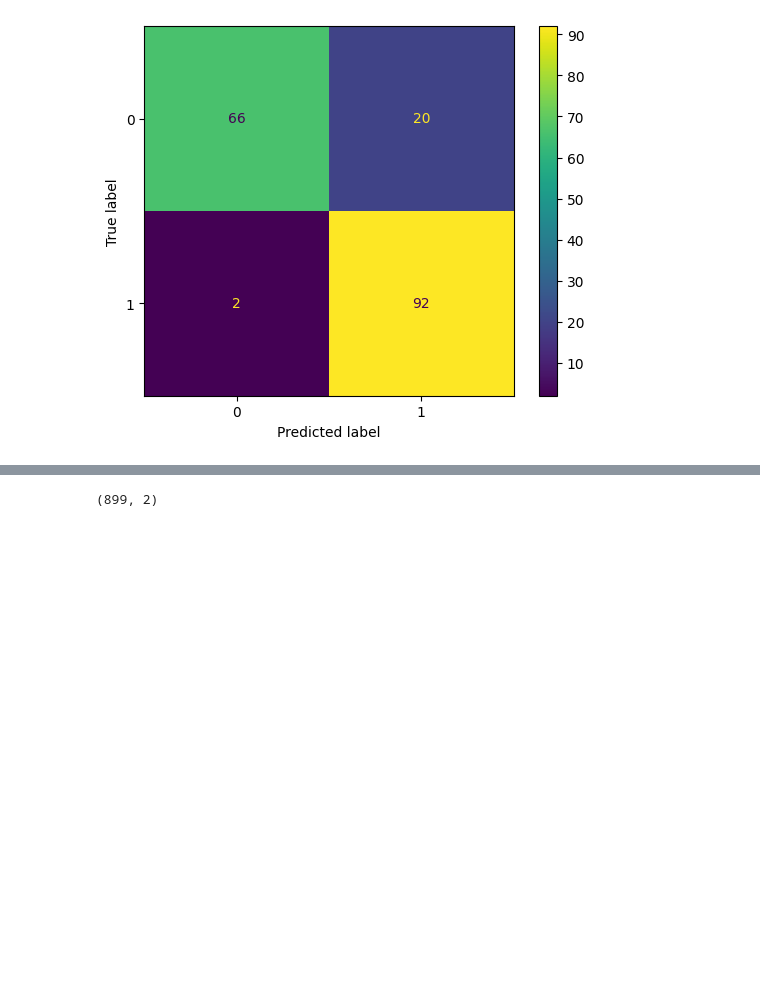
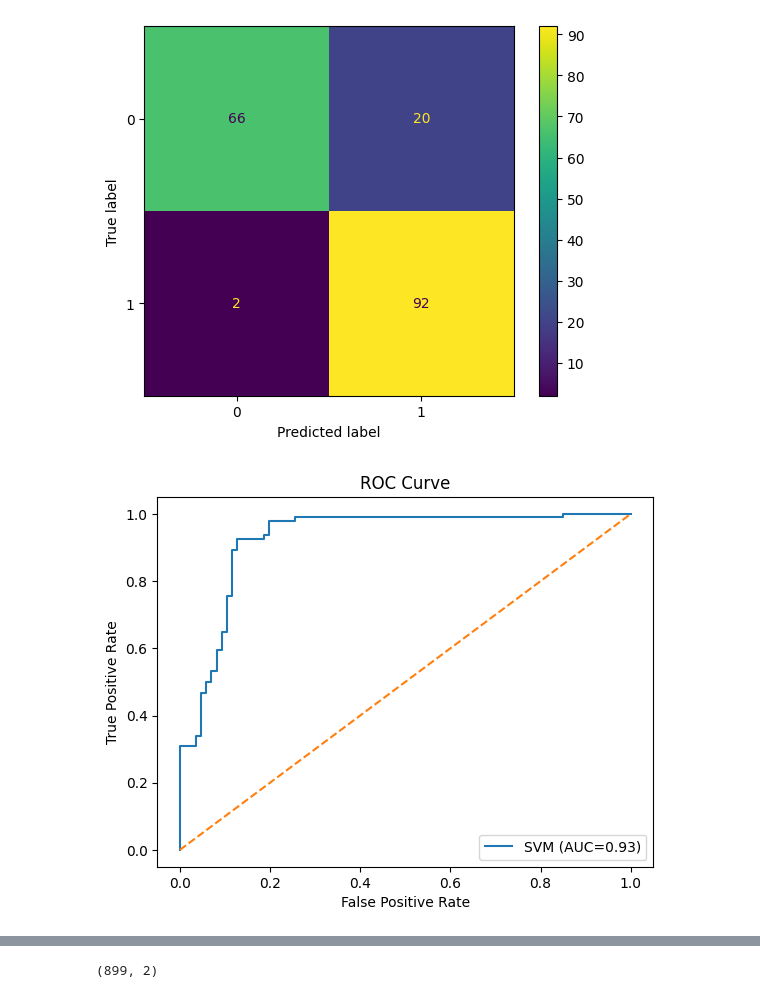
Before and after one commit to ShahdOmar1123/MachineLearning, a Jupyter notebook: Models_PCA/MODELS_PCA.ipynb, the cells around one changed output, grey strips where cells are left out. Saved outputs shown, nothing was run; the diff lists cells and outputs as text; code cells hidden in the pictures; blank space fills up the shorter version.

```diff
--- a/Models_PCA/MODELS_PCA.ipynb
+++ b/Models_PCA/MODELS_PCA.ipynb
@@ -245,6 +263,33 @@ disp.plot()
 plt.show()
 # %% [output]
 [figure]
+# %%
+from sklearn.svm import SVC
+
+modelSvm = SVC(
+    kernel='rbf',
+    C=1.0,
+    gamma='scale',
+    probability=True,
+    random_state=42
+)
+
+modelSvm.fit(x_train_scaled, y_train)
+
+y_prob_svm = modelSvm.predict_proba(x_test_scaled)[:, 1]
+
+fpr, tpr, _ = roc_curve(y_test, y_prob_svm)
+auc_svm = roc_auc_score(y_test, y_prob_svm)
+
+plt.plot(fpr, tpr, label=f"SVM (AUC={auc_svm:.2f})")
+plt.plot([0, 1], [0, 1], '--')
+plt.xlabel("False Positive Rate")
+plt.ylabel("True Positive Rate")
+plt.title("ROC Curve")
+plt.legend()
+plt.show()
+# %% [output]
+[figure, added]
 # %%
 results=pd.DataFrame({
     'models':['LogisticRegression','RandomForest','SVM'],
```
Also changed, not shown: parts of 6 cells of this notebook.
